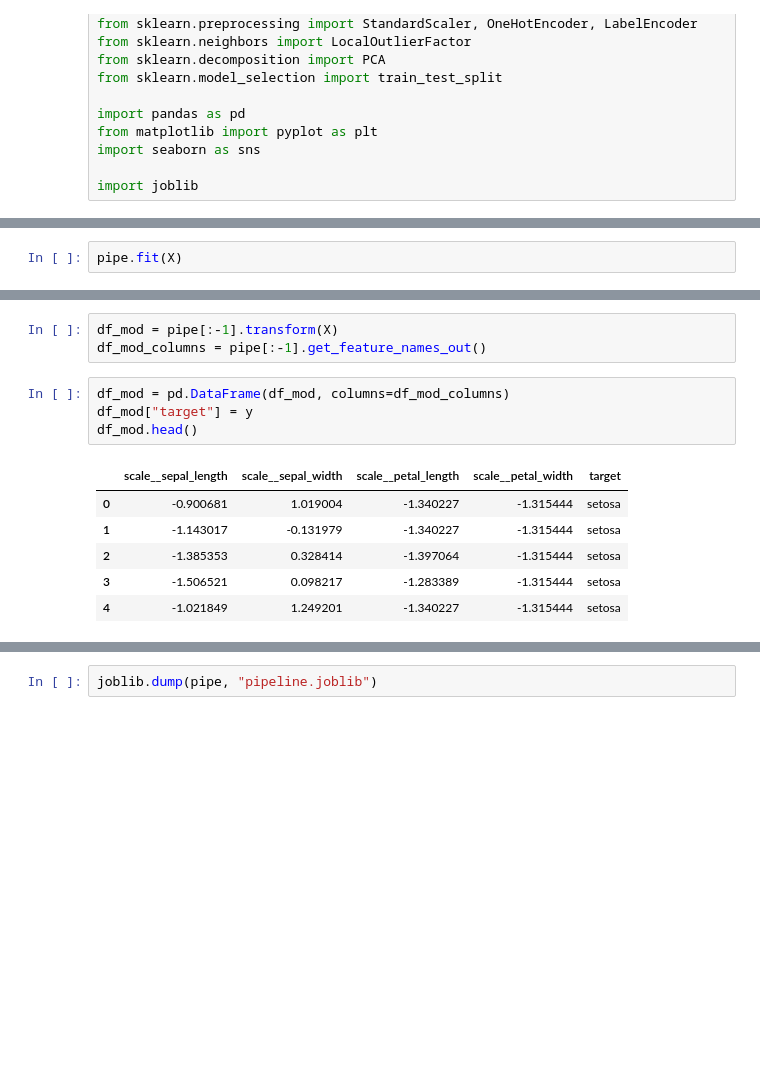
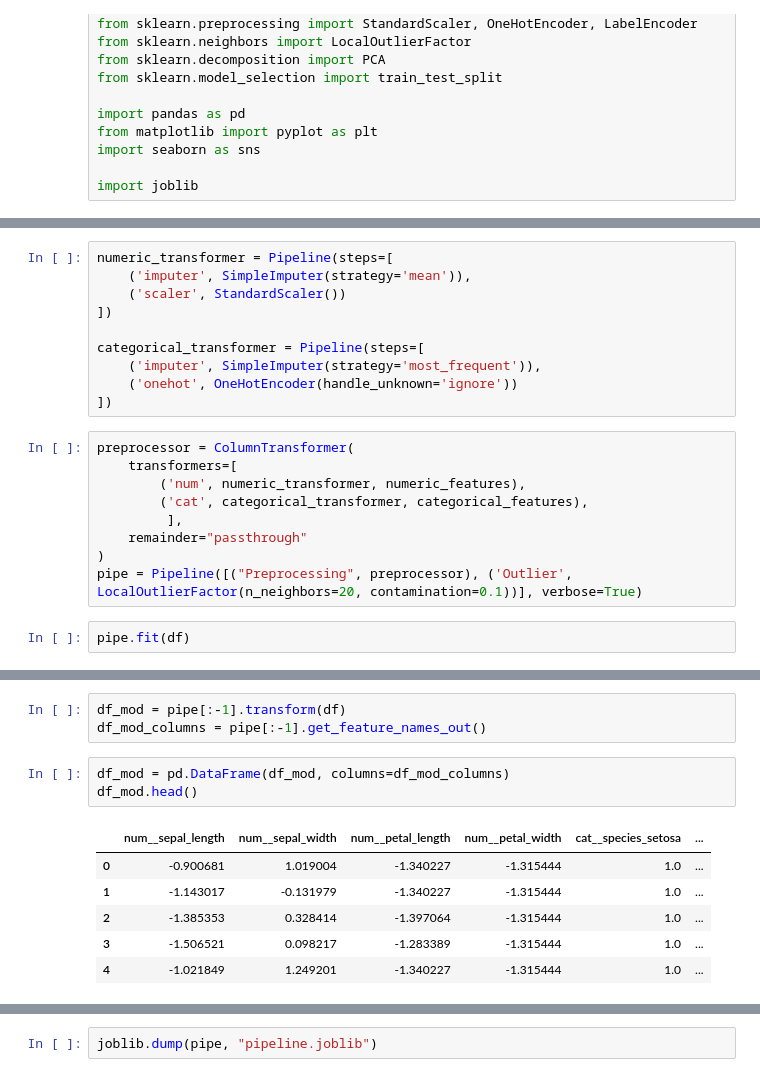
Before and after one commit to itsanishsingh/model-pipeline-fullstack, a Jupyter notebook: pipeline_creator.ipynb, the cells around one changed output, grey strips where cells are left out. Drawn from its saved outputs; the diff is of its cells as text; blank space fills up the shorter version.

```diff
--- a/pipeline_creator.ipynb
+++ b/pipeline_creator.ipynb
@@ -29,3 +20,22 @@ y = df.iloc[:, -1]
+# %%
+numeric_transformer = Pipeline(steps=[
+    ('imputer', SimpleImputer(strategy='mean')),
+    ('scaler', StandardScaler())
+])
+
+categorical_transformer = Pipeline(steps=[
+    ('imputer', SimpleImputer(strategy='most_frequent')),
+    ('onehot', OneHotEncoder(handle_unknown='ignore'))
+])
+# %%
+preprocessor = ColumnTransformer(
+    transformers=[
+        ('num', numeric_transformer, numeric_features),
+        ('cat', categorical_transformer, categorical_features),
+         ],
+    remainder="passthrough"
+)
+pipe = Pipeline([("Preprocessing", preprocessor), ('Outlier', LocalOutlierFactor(n_neighbors=20, contamination=0.1))], verbose=True)
 # %%
-pipe.fit(X)
+pipe.fit(df)
 # %% [output]
@@ -42,17 +58,16 @@ Pipeline(steps=[('Preprocessing',
                 ('Outlier', LocalOutlierFactor(contamination=0.1))],
          verbose=True)
 # %%
-df_mod = pipe[:-1].transform(X)
+df_mod = pipe[:-1].transform(df)
 df_mod_columns = pipe[:-1].get_feature_names_out()
 # %%
 df_mod = pd.DataFrame(df_mod, columns=df_mod_columns)
-df_mod["target"] = y
 df_mod.head()
 # %% [output]
-|  | scale__sepal_length | scale__sepal_width | scale__petal_length | scale__petal_width | target |
-| 0 | -0.900681 | 1.019004 | -1.340227 | -1.315444 | setosa |
-| 1 | -1.143017 | -0.131979 | -1.340227 | -1.315444 | setosa |
-| 2 | -1.385353 | 0.328414 | -1.397064 | -1.315444 | setosa |
-| 3 | -1.506521 | 0.098217 | -1.283389 | -1.315444 | setosa |
-| 4 | -1.021849 | 1.249201 | -1.340227 | -1.315444 | setosa |
+|  | num__sepal_length | num__sepal_width | num__petal_length | num__petal_width | cat__species_setosa | ... |
+| 0 | -0.900681 | 1.019004 | -1.340227 | -1.315444 | 1.0 | ... |
+| 1 | -1.143017 | -0.131979 | -1.340227 | -1.315444 | 1.0 | ... |
+| 2 | -1.385353 | 0.328414 | -1.397064 | -1.315444 | 1.0 | ... |
+| 3 | -1.506521 | 0.098217 | -1.283389 | -1.315444 | 1.0 | ... |
+| 4 | -1.021849 | 1.249201 | -1.340227 | -1.315444 | 1.0 | ... |
 # %%
```
Also changed, not shown: parts of 7 cells of this notebook, 2 other files.
